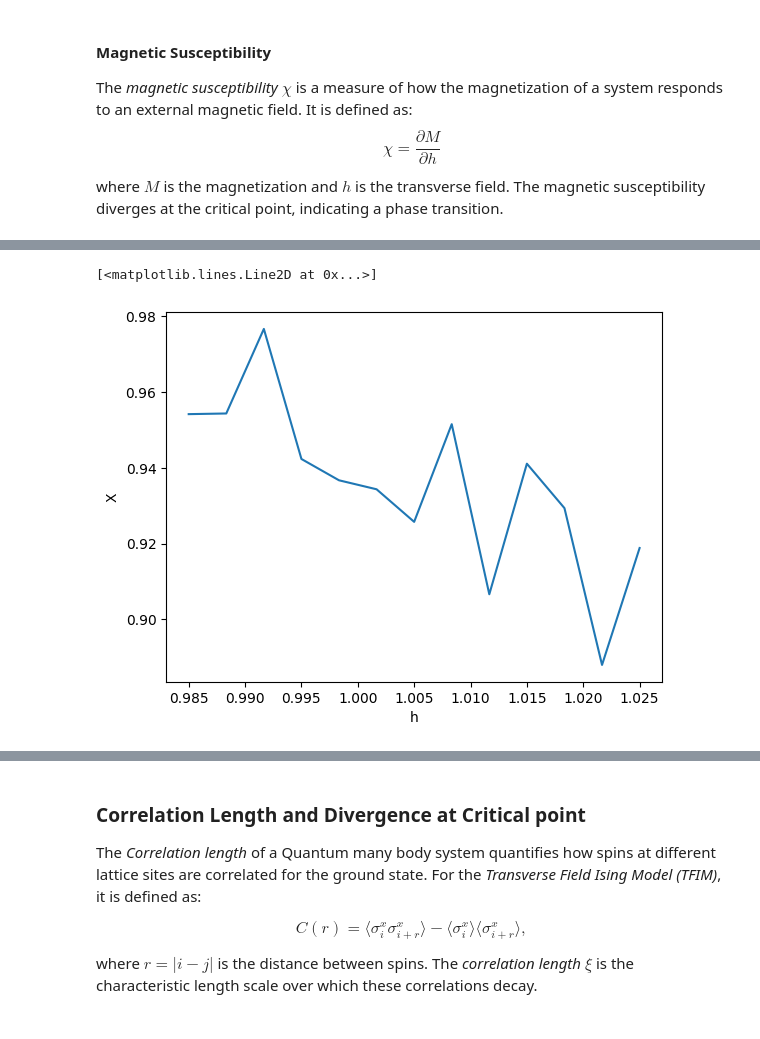
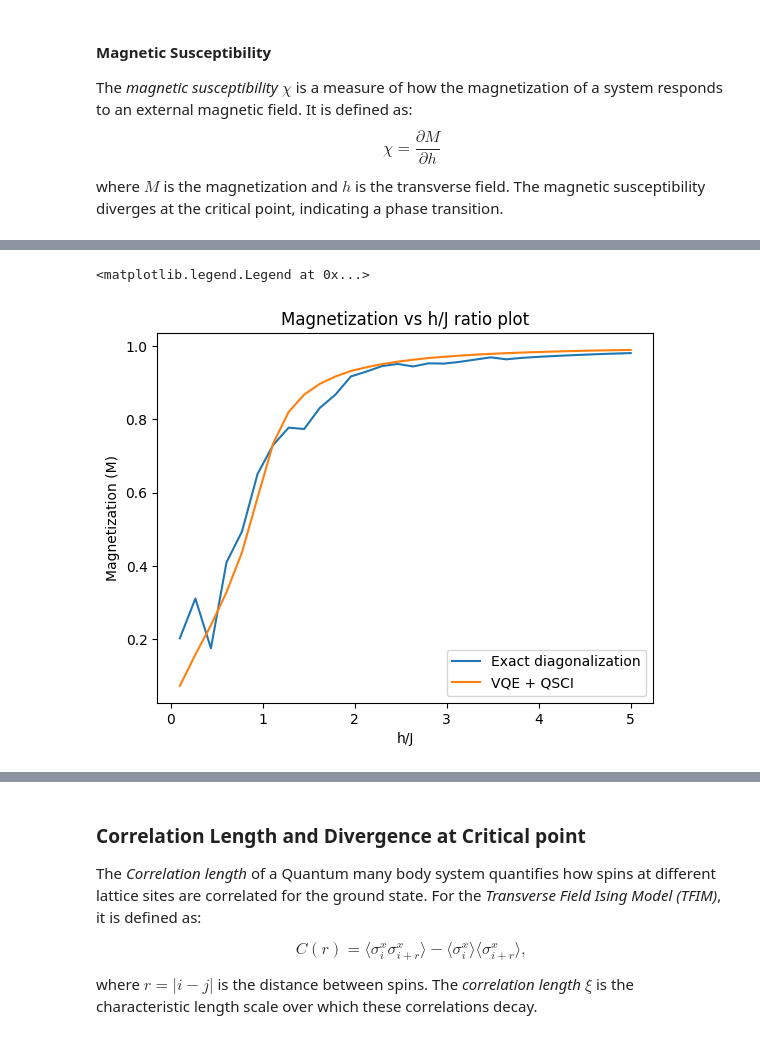
Before and after one commit to QunaSys/quri-parts, a Jupyter notebook: quri_sdk_notebooks/examples/0_quri-algo-vm/5_tfim/TFIM.ipynb, the cells around one changed output, grey strips where cells are left out. Drawn from its saved outputs; the diff is of its cells as text; code cells hidden in the pictures.

Commit message:
TFIM notebook finished with exact diagonalization

```diff
--- a/quri_sdk_notebooks/examples/0_quri-algo-vm/5_tfim/TFIM.ipynb
+++ b/quri_sdk_notebooks/examples/0_quri-algo-vm/5_tfim/TFIM.ipynb
@@ -476,0 +524,16 @@ Magnetization for QSCI Ground State Obtained: 0.7091375379629709
+# %%
+magnetization = []
+exact_magnetization = []
+
+for i in range(len(x)):
+    magnetization.append(calculate_magnetization(ground_states[i]))
+
+    qsv = QuantumStateVector(n_qubits, exact_ground_state[i])
+    exact_magnetization.append(calculate_magnetization(qsv))
+
+plt.xlabel('h/J')
+plt.ylabel('Magnetization (M)')
+plt.title('Magnetization vs h/J ratio plot')
+plt.plot(x, exact_magnetization, label='Exact diagonalization')
+plt.plot(x, magnetization, label='VQE + QSCI')
+plt.legend()
@@ -482,13 +548,3 @@ $$
 \chi = \frac{\partial M}{\partial h}
 $$
 where $M$ is the magnetization and $h$ is the transverse field. The magnetic susceptibility diverges at the critical point, indicating a phase transition.
-# %%
-magnetization = []
-s = np.linspace(0.985, 1.025, 13)
-
-for i in range(20, 33):
-    magnetization.append(calculate_magnetization(ground_states[i]))
-
-plt.xlabel('h')
-plt.ylabel('M')
-plt.plot(s, magnetization)
@@ -498,7 +551,19 @@ plt.plot(s, magnetization)
 # %%
-plt.xlabel('h')
-plt.ylabel('Χ')
-plt.plot(s, np.gradient(magnetization, h[1] - h[0]))
+magnetization = []
+exact_magnetization = []
+
+for i in range(len(h_J)):
+    magnetization.append(calculate_magnetization(ground_states[i]))
+
+    qsv = QuantumStateVector(n_qubits, exact_ground_state[i])
+    exact_magnetization.append(calculate_magnetization(qsv))
+
+plt.xlabel('h/J')
+plt.ylabel('Magnetization (M)')
+plt.title('Magnetization vs h/J ratio plot')
+plt.plot(h_J, exact_magnetization, label='Exact diagonalization')
+plt.plot(h_J, magnetization, label='VQE + QSCI')
+plt.legend()
 # %% [output]
-[<matplotlib.lines.Line2D at 0x...>]
+<matplotlib.legend.Legend at 0x...>
-[figure, old version]
+[figure, new version]
```
Also changed, not shown: parts of 28 cells of this notebook, 2 other files.
